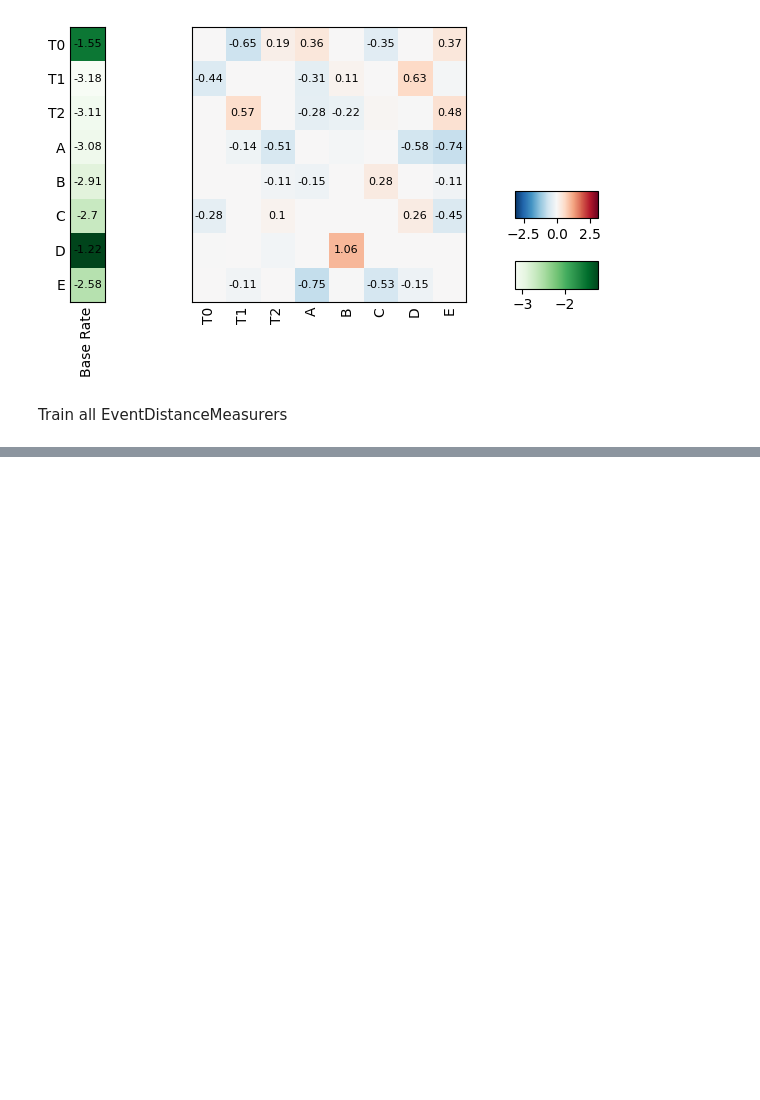
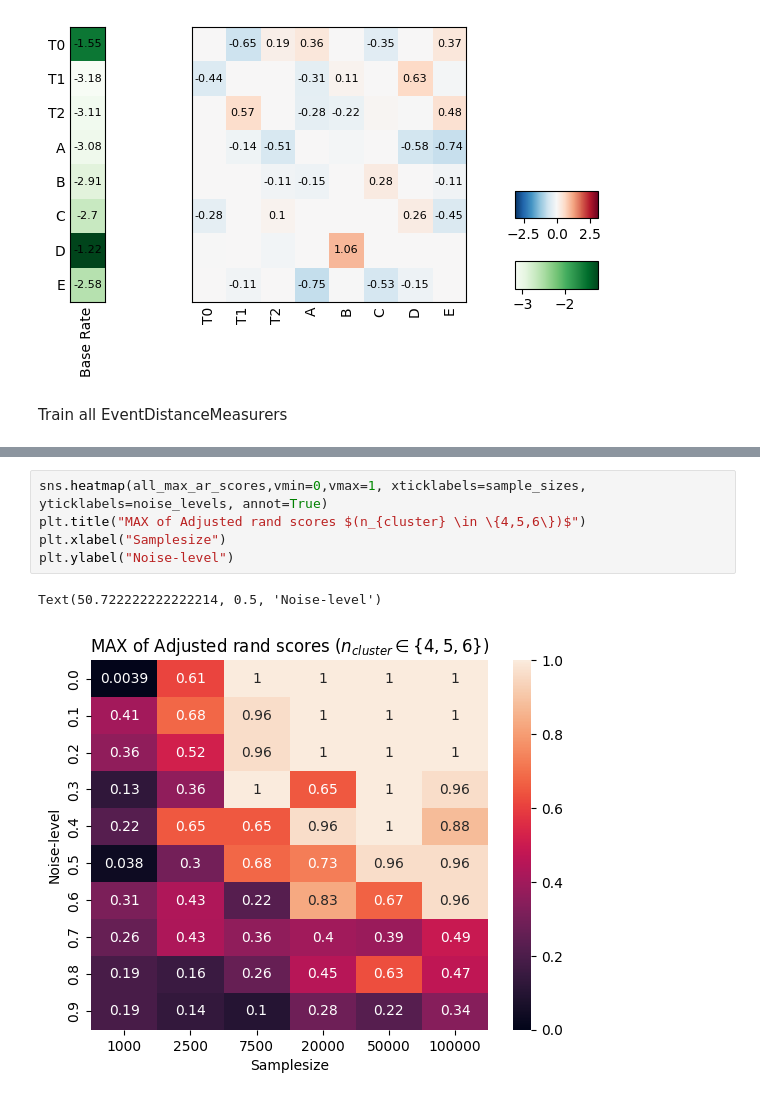
Before and after one commit to MichaelBonart/BachelorThesis, a Jupyter notebook: src/noise_comparison.ipynb, the cells around one changed output, grey strips where cells are left out. Drawn from its saved outputs; the diff is of its cells as text; blank space fills up the shorter version.

```diff
--- a/src/noise_comparison.ipynb
+++ b/src/noise_comparison.ipynb
@@ -87,0 +111,8 @@ KeyboardInterrupt:
+# %%
+sns.heatmap(all_max_ar_scores,vmin=0,vmax=1, xticklabels=sample_sizes, yticklabels=noise_levels, annot=True)
+plt.title("MAX of Adjusted rand scores $(n_{cluster} \in \{4,5,6\})$")
+plt.xlabel("Samplesize")
+plt.ylabel("Noise-level")
+# %% [output]
+Text(50.722222222222214, 0.5, 'Noise-level')
+[figure, added]
```
Also changed, not shown: parts of 6 cells of this notebook, 4 other files.
